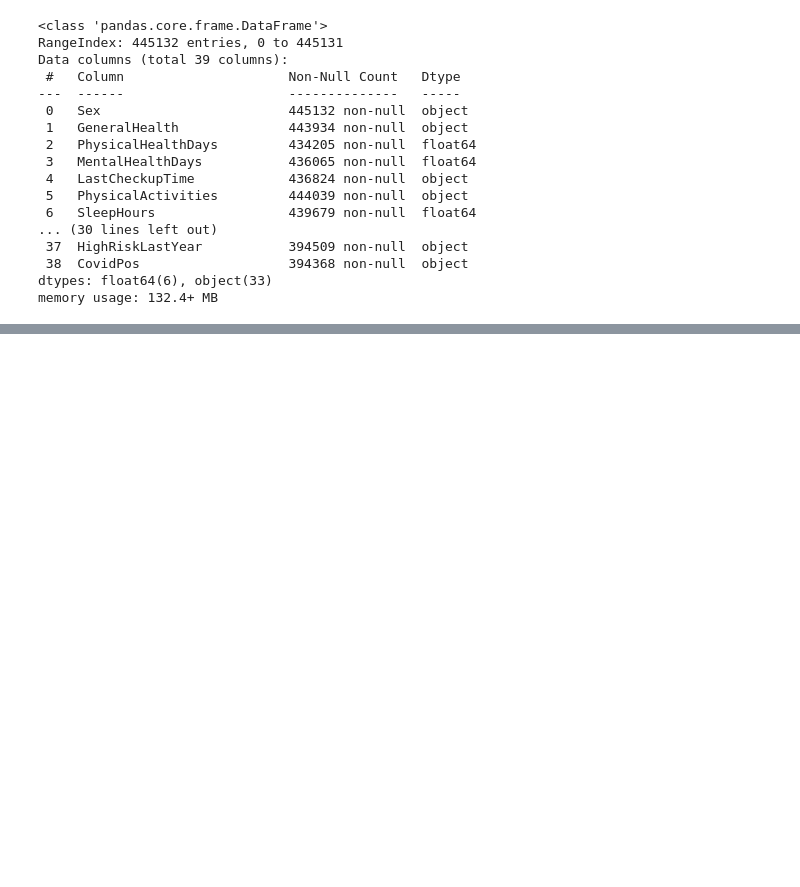
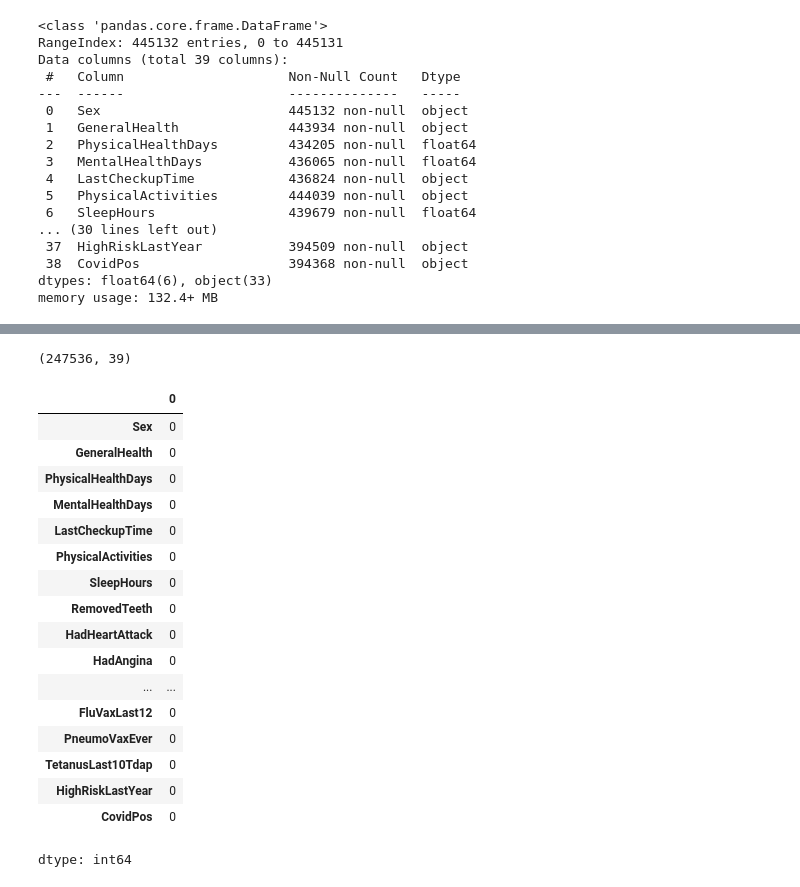
Before and after one commit to belcogo/data-analysis-for-machine-learning, a Jupyter notebook: demo.ipynb, the cells around one changed output, grey strips where cells are left out. Drawn from its saved outputs; the diff is of its cells as text; code cells hidden in the pictures; blank space fills up the shorter version.

```diff
--- a/demo.ipynb
+++ b/demo.ipynb
@@ -215,0 +236,25 @@ array([nan, 'None of them', '1 to 5', '6 or more, but not all', 'All'],
+# %%
+np.shape(encoded_patients_data)
+# %% [output]
+(247536, 39)
+# %%
+encoded_patients_data.isnull().sum()
+# %% [output]
+|  | 0 |
+| Sex | 0 |
+| GeneralHealth | 0 |
+| PhysicalHealthDays | 0 |
+| MentalHealthDays | 0 |
+| LastCheckupTime | 0 |
+| PhysicalActivities | 0 |
+| SleepHours | 0 |
+| RemovedTeeth | 0 |
+| HadHeartAttack | 0 |
+| HadAngina | 0 |
+| ... | ... |
+| FluVaxLast12 | 0 |
+| PneumoVaxEver | 0 |
+| TetanusLast10Tdap | 0 |
+| HighRiskLastYear | 0 |
+| CovidPos | 0 |
+dtype: int64
```
Also changed, not shown: parts of 26 cells of this notebook.
